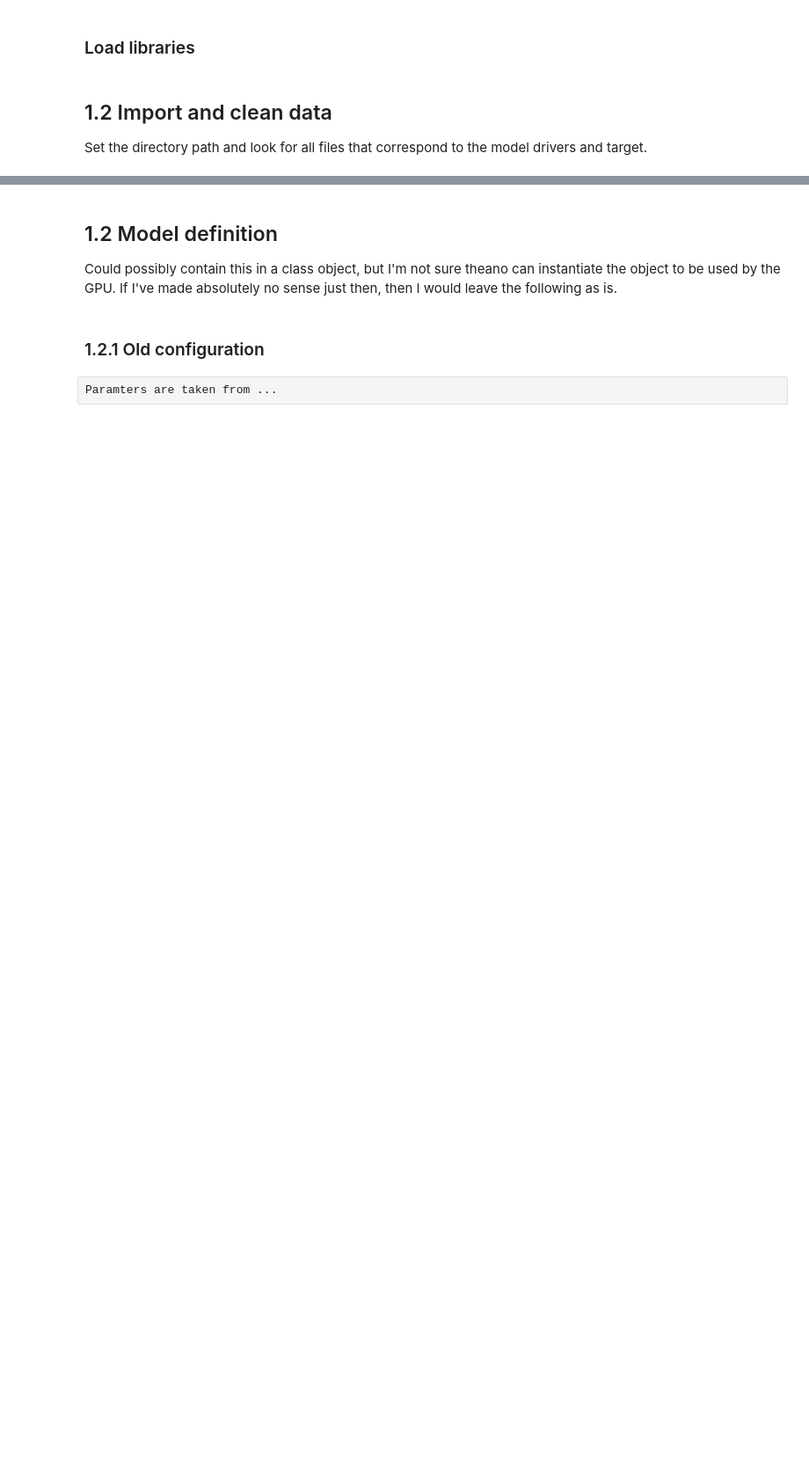
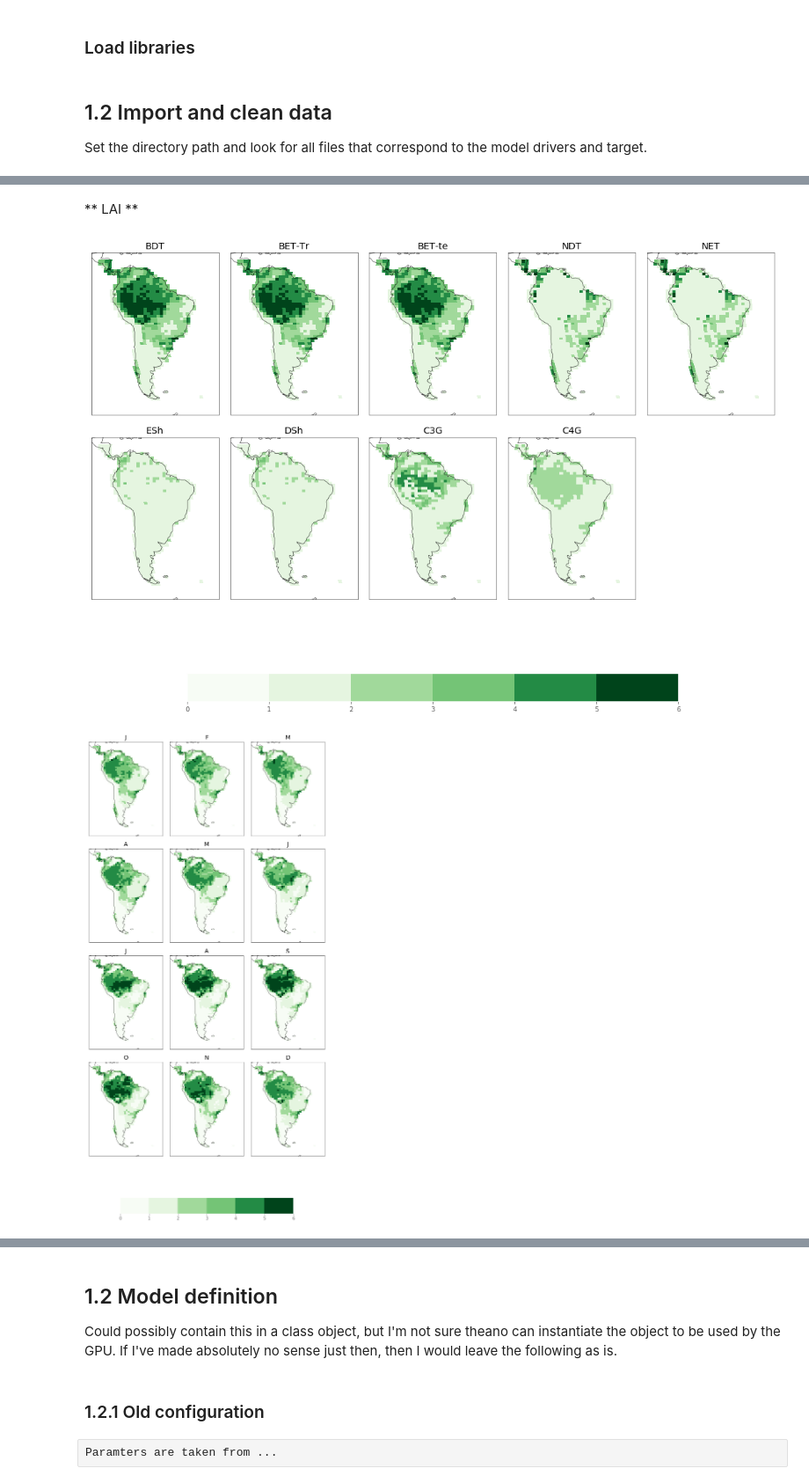
Before and after one commit to douglask3/UKESM_albedo_tile_optimization, a Jupyter notebook: notebooks/bayesian_inference.ipynb, the cells around one changed output, grey strips where cells are left out. Shown at 88% size. Saved outputs shown, nothing was run; the diff lists cells and outputs as text; code cells hidden in the pictures; blank space fills up the shorter version.

```diff
--- a/notebooks/bayesian_inference.ipynb
+++ b/notebooks/bayesian_inference.ipynb
@@ -134,0 +176,11 @@ for code in unknown_stash:
+# %% [markdown]
+** LAI **
+# %%
+plot_cover_data(LAI.collapsed('time', iris.analysis.MEAN), levels = [0, 1, 2, 3, 4, 5, 6])
+
+LAI_month = LAI.copy()
+for month in range(12): LAI_month.data[:, month] = LAI_month.data[:, month] * cover_pft.data
+plot_month_data(LAI_month.collapsed('pseudo_level', iris.analysis.SUM), 'brewer_Greens_09', levels = [0, 1, 2, 3, 4, 5, 6])
+# %% [output]
+[figure, added]
+[figure, added]
```
Also changed, not shown: parts of 16 cells of this notebook.
